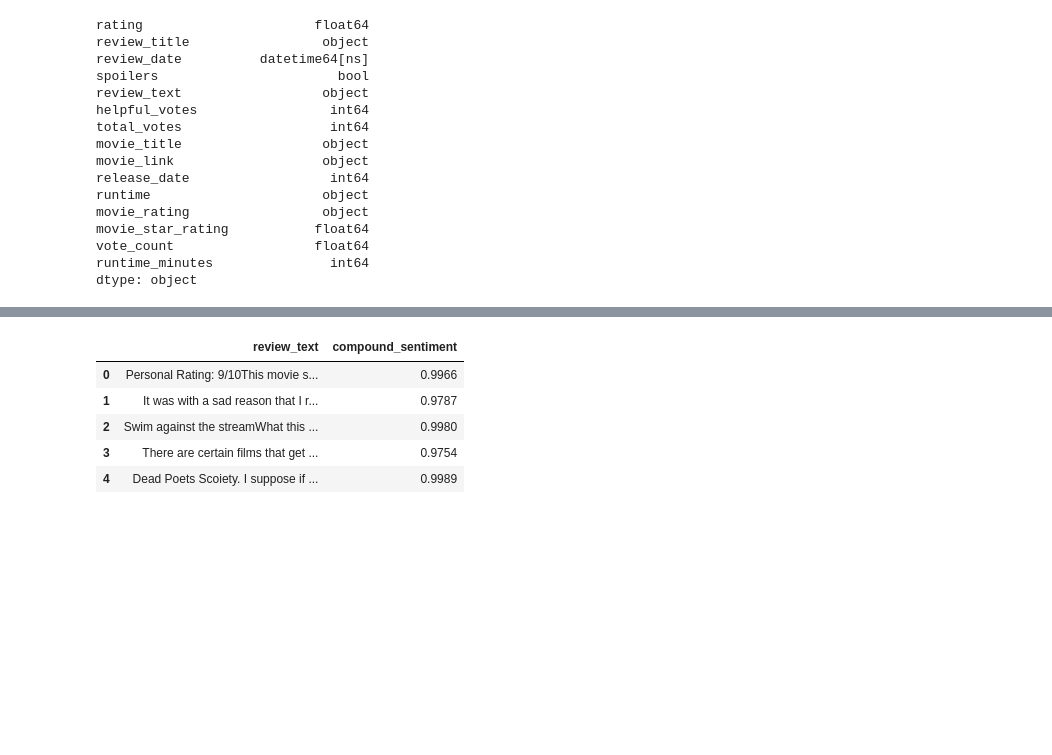
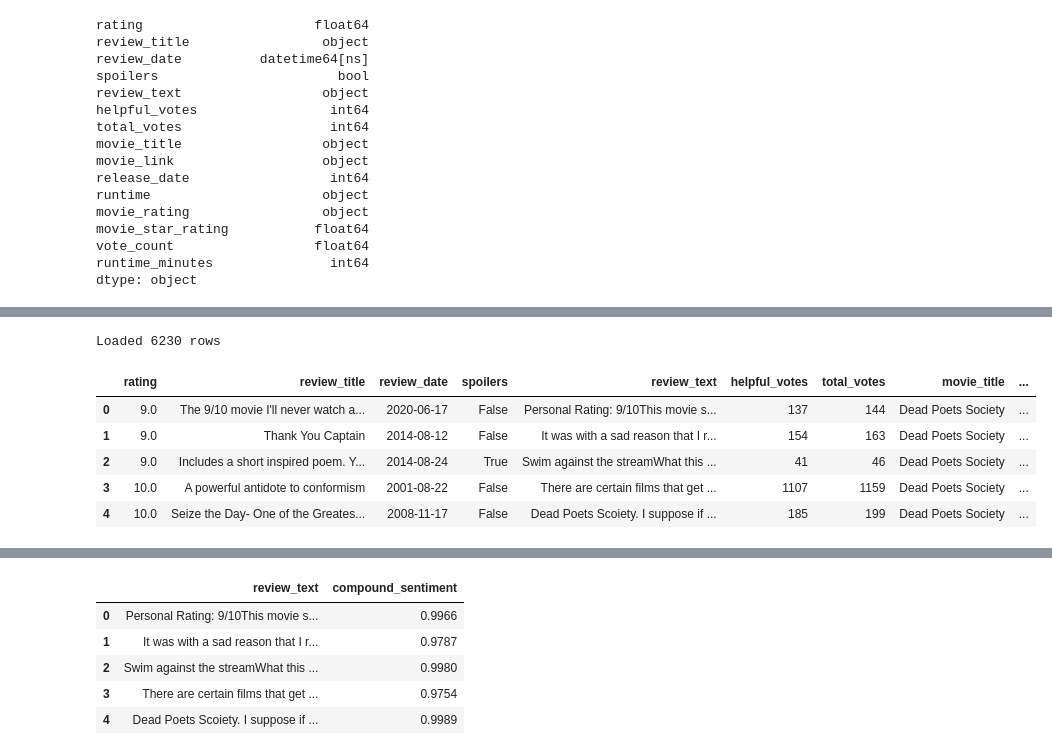
Before and after one commit to Artillence/python-advanced, a Jupyter notebook: 06_data_processing/06_data_processing.ipynb, the cells around one changed output, grey strips where cells are left out. Cells and saved outputs as stored; diff of their text form; code cells hidden in the pictures; blank space fills up the shorter version.

```diff
--- a/06_data_processing/06_data_processing.ipynb
+++ b/06_data_processing/06_data_processing.ipynb
@@ -900,0 +956,13 @@ dtype: object
+# %%
+all_reviews_df = pd.read_excel('all_reviews.xlsx')
+
+print(f"Loaded {len(all_reviews_df)} rows")
+display(all_reviews_df.head())
+# %% [output]
+Loaded 6230 rows
+|  | rating | review_title | review_date | spoilers | review_text | helpful_votes | total_votes | movie_title | ... |
+| 0 | 9.0 | The 9/10 movie I'll never watch a... | 2020-06-17 | False | Personal Rating: 9/10This movie s... | 137 | 144 | Dead Poets Society | ... |
+| 1 | 9.0 | Thank You Captain | 2014-08-12 | False | It was with a sad reason that I r... | 154 | 163 | Dead Poets Society | ... |
+| 2 | 9.0 | Includes a short inspired poem. Y... | 2014-08-24 | True | Swim against the streamWhat this ... | 41 | 46 | Dead Poets Society | ... |
+| 3 | 10.0 | A powerful antidote to conformism | 2001-08-22 | False | There are certain films that get ... | 1107 | 1159 | Dead Poets Society | ... |
+| 4 | 10.0 | Seize the Day- One of the Greates... | 2008-11-17 | False | Dead Poets Scoiety. I suppose if ... | 185 | 199 | Dead Poets Society | ... |
```
Also changed, not shown: parts of 34 cells of this notebook, 3 other files.
